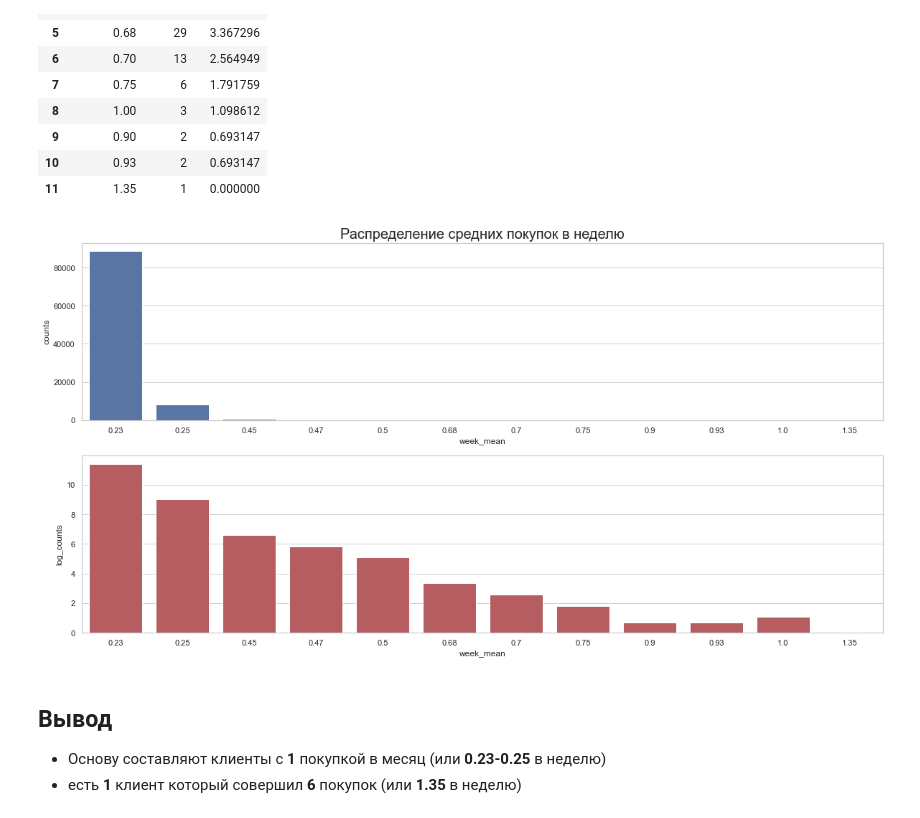
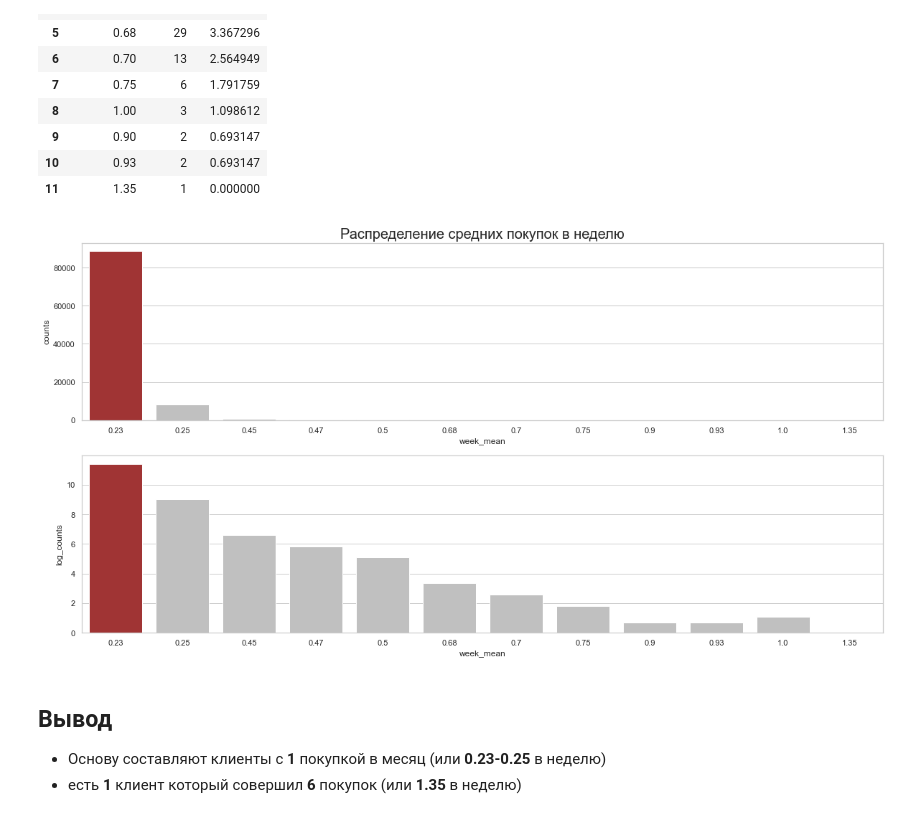
Before and after one commit to PavelSyr/da_karpov.cources_first.project, a Jupyter notebook: pavel_syrnev_15.04_p-syrnev/variant1/e-commerce.ipynb, the cells around one changed output. Drawn from its saved outputs; the diff is of its cells as text; code cells hidden in the pictures.

```diff
--- a/pavel_syrnev_15.04_p-syrnev/variant1/e-commerce.ipynb
+++ b/pavel_syrnev_15.04_p-syrnev/variant1/e-commerce.ipynb
@@ -338,6 +338,12 @@ df_orders = pd.read_csv(data_src.data[dsn_olist_orders_dataset].src, parse_dates
 # определим имена колонок которые нужно распарсить как datetime
 orders_items_date_columns = ['shipping_limit_date']
 df_order_items = pd.read_csv(data_src.data[dsn_olist_order_items_dataset].src, parse_dates=orders_items_date_columns)
+# %%
+# определим цветовую схему для графиков
+our_palette = {
+    'default' : 'silver',
+    'max' : 'firebrick'
+}
 # %% [markdown]
 ### Вопрос 1
 Сколько у нас пользователей, которые совершили покупку только один раз? (7 баллов)
@@ -661,22 +675,25 @@ df_week_mean_dist
 # %%
 # создаем график состящий из двух частей
 sns.set(style="whitegrid")
 
 fig, axs = plt.subplots(nrows=2)
 fig.set_figwidth(20)
 fig.set_figheight(10)
 
 # отрисовываем данные
-ax = sns.barplot(data=df_week_mean_dist, x='week_mean', y='counts', color='b', ax=axs[0])
-ax = sns.barplot(data=df_week_mean_dist, x='week_mean', y='log_counts', color='r', ax=axs[1])
+clrs_origin = [our_palette['default'] if (x < df_week_mean_dist.counts.max()) else our_palette['max'] for x in df_week_mean_dist.counts ]
+clrs_log = [our_palette['default'] if (x < df_week_mean_dist.log_counts.max()) else our_palette['max'] for x in df_week_mean_dist.log_counts ]
+
+ax = sns.barplot(data=df_week_mean_dist, x='week_mean', y='counts', color='b', ax=axs[0], palette=clrs_origin)
+ax = sns.barplot(data=df_week_mean_dist, x='week_mean', y='log_counts', color='r', ax=axs[1], palette=clrs_log)
 
 axs[0].set_title('Распределение средних покупок в неделю')
 axs[0].title.set_fontsize(20)
 
 # показываем
 plt.show()
 # %% [output]
-[figure, old version]
+[figure, new version]
 # %% [markdown]
 ## Вывод
 
```
Also changed, not shown: parts of 7 cells of this notebook.
